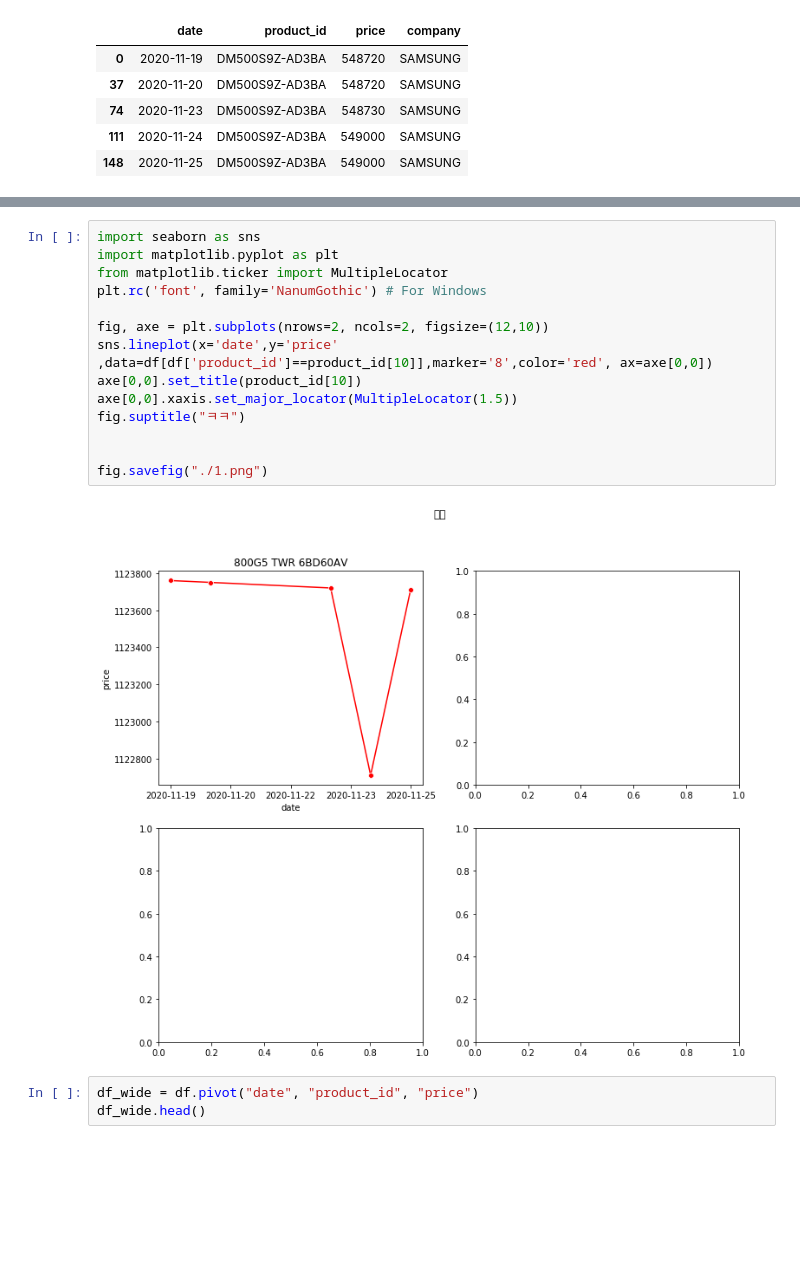
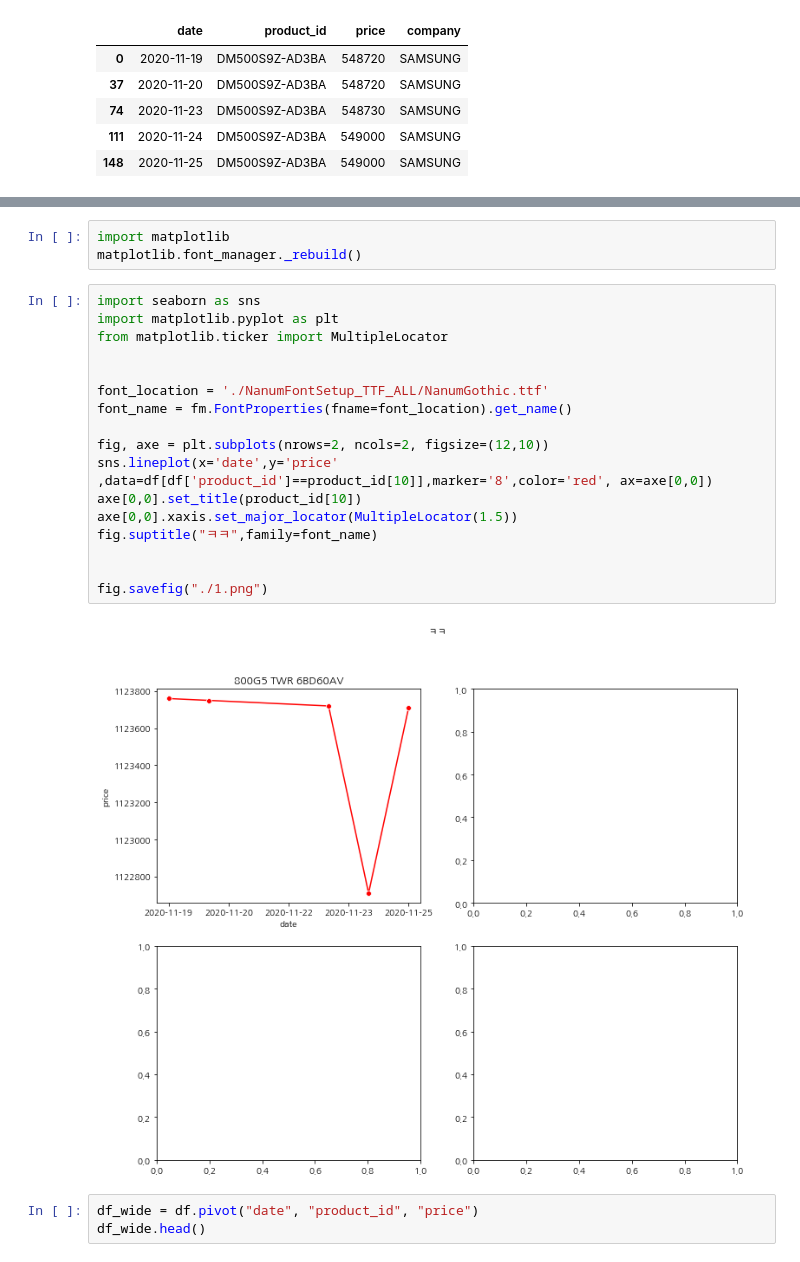
Before and after one commit to park-moonkyu/Crawling_Python, a Jupyter notebook: mycrawling.ipynb, the cells around one changed output, grey strips where cells are left out. Cells and saved outputs as stored; diff of their text form; blank space fills up the shorter version.

```diff
--- a/mycrawling.ipynb
+++ b/mycrawling.ipynb
@@ -325,19 +330,25 @@ df[df['product_id']==product_id[0]]
+# %%
+import matplotlib
+matplotlib.font_manager._rebuild()
 # %%
 import seaborn as sns
 import matplotlib.pyplot as plt
 from matplotlib.ticker import MultipleLocator
-plt.rc('font', family='NanumGothic') # For Windows
+
+
+font_location = './NanumFontSetup_TTF_ALL/NanumGothic.ttf'
+font_name = fm.FontProperties(fname=font_location).get_name()
 
 fig, axe = plt.subplots(nrows=2, ncols=2, figsize=(12,10))
 sns.lineplot(x='date',y='price' ,data=df[df['product_id']==product_id[10]],marker='8',color='red', ax=axe[0,0])
 axe[0,0].set_title(product_id[10])
 axe[0,0].xaxis.set_major_locator(MultipleLocator(1.5))
-fig.suptitle("ㅋㅋ")
+fig.suptitle("ㅋㅋ",family=font_name)
 
 
 fig.savefig("./1.png")
 # %% [output]
-[figure, old version]
+[figure, new version]
 # %%
 df_wide = df.pivot("date", "product_id", "price")
 df_wide.head()
```
Also changed, not shown: parts of 1 cell of this notebook, 1 other file.
